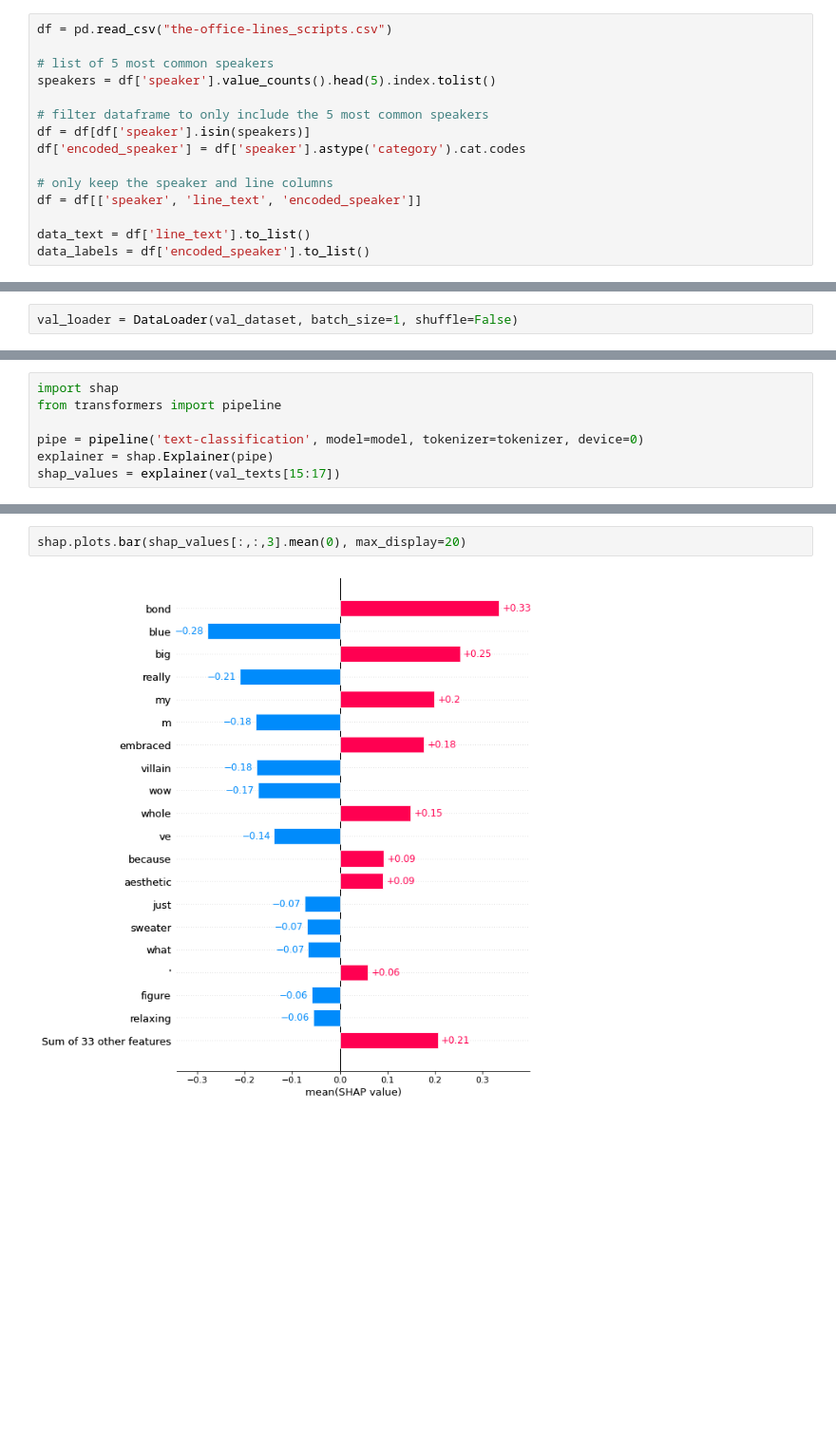
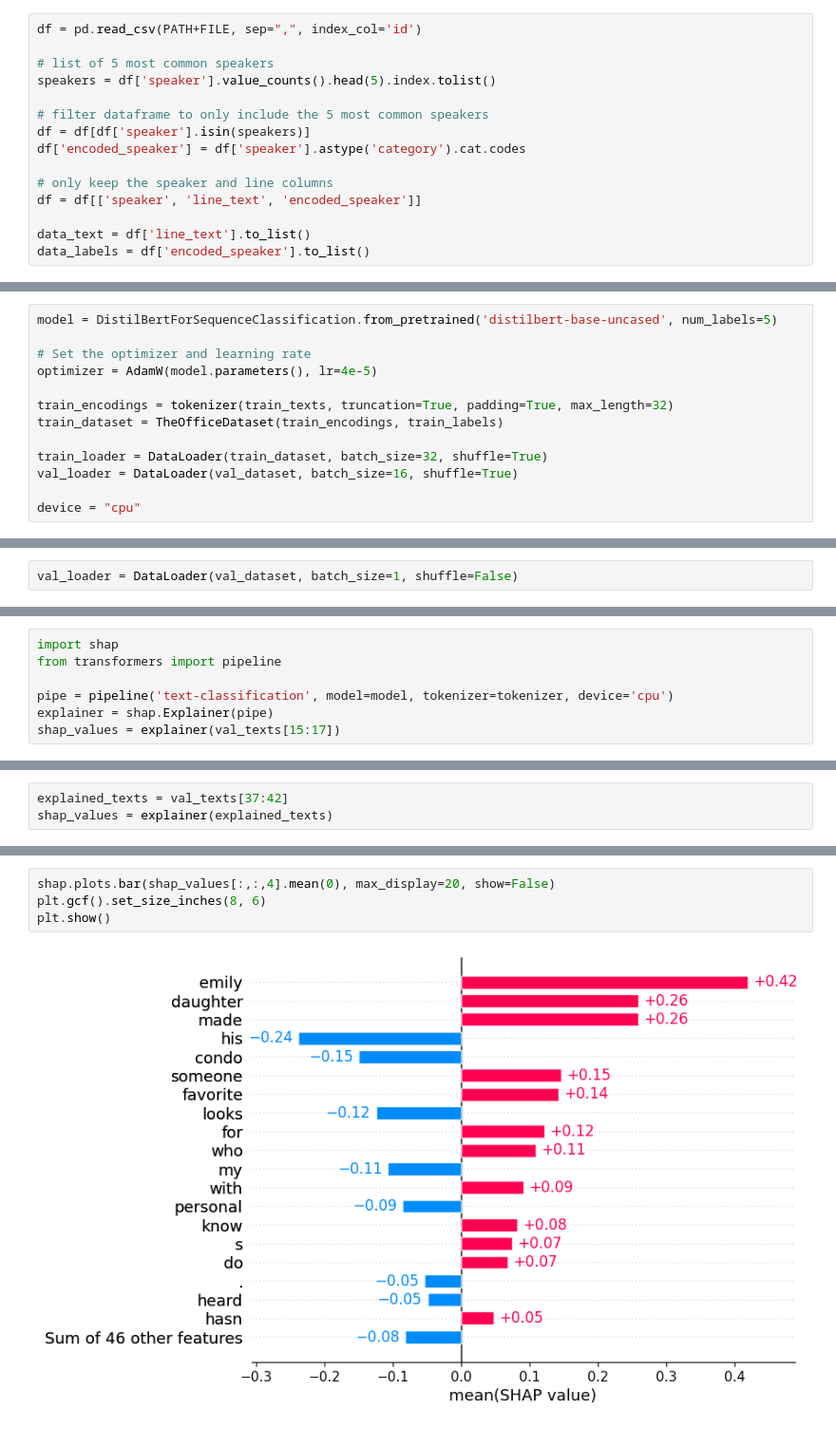
Before and after one commit to timo282/NLP-The-Office, a Jupyter notebook: notebooks/THE_OFFICE_sentence_prediction.ipynb, the cells around one changed output, grey strips where cells are left out. Shown at 95% size. Drawn from its saved outputs; the diff is of its cells as text; blank space fills up the shorter version.

```diff
--- a/notebooks/THE_OFFICE_sentence_prediction.ipynb
+++ b/notebooks/THE_OFFICE_sentence_prediction.ipynb
@@ -21,5 +33,5 @@ save_directory = "sentence_classifier/"
 # %%
-df = pd.read_csv("the-office-lines_scripts.csv")
+df = pd.read_csv(PATH+FILE, sep=",", index_col='id')
 
 # list of 5 most common speakers
 speakers = df['speaker'].value_counts().head(5).index.tolist()
@@ -88,3 +102,16 @@ class TheOfficeDataset(torch.utils.data.Dataset):
 # %%
 val_encodings = tokenizer(val_texts, truncation=True, padding=True, max_length=32)
 val_dataset = TheOfficeDataset(val_encodings, val_labels)
+# %%
+model = DistilBertForSequenceClassification.from_pretrained('distilbert-base-uncased', num_labels=5)
+
+# Set the optimizer and learning rate
+optimizer = AdamW(model.parameters(), lr=4e-5)
+
+train_encodings = tokenizer(train_texts, truncation=True, padding=True, max_length=32)
+train_dataset = TheOfficeDataset(train_encodings, train_labels)
+
+train_loader = DataLoader(train_dataset, batch_size=32, shuffle=True)
+val_loader = DataLoader(val_dataset, batch_size=16, shuffle=True)
+
+device = "cpu"
@@ -252,7 +251,7 @@ def predict(inputs):
 import shap
 from transformers import pipeline
 
-pipe = pipeline('text-classification', model=model, tokenizer=tokenizer, device=0)
+pipe = pipeline('text-classification', model=model, tokenizer=tokenizer, device='cpu')
 explainer = shap.Explainer(pipe)
 shap_values = explainer(val_texts[15:17])
 # %%
@@ -264,0 +262,3 @@ shap_values = explainer(val_texts[60:65])
+# %%
+explained_texts = val_texts[37:42]
+shap_values = explainer(explained_texts)
@@ -265,4 +274,6 @@ shap_values = explainer(val_texts[60:65])
 # %%
-shap.plots.bar(shap_values[:,:,3].mean(0), max_display=20)
+shap.plots.bar(shap_values[:,:,4].mean(0), max_display=20, show=False)
+plt.gcf().set_size_inches(8, 6)
+plt.show()
 # %% [output]
-[figure, old version]
+[figure, new version]
```
Also changed, not shown: parts of 16 cells of this notebook.
